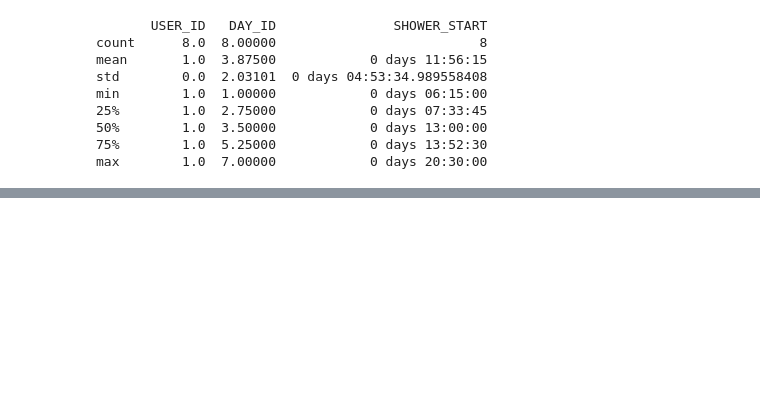
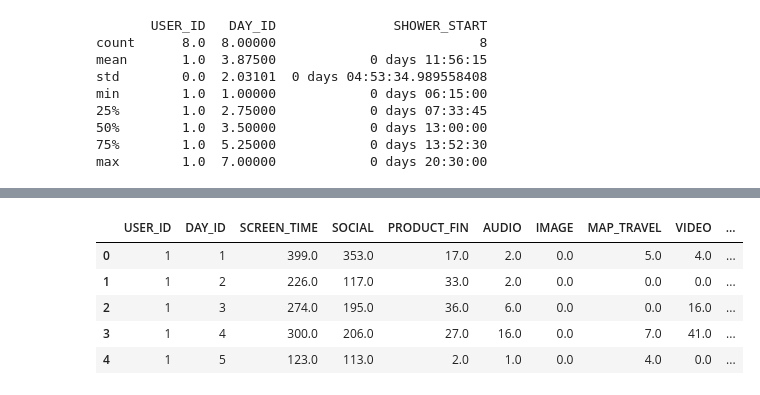
Before and after one commit to Bancie/LearningDB, a Jupyter notebook: da/da_test.ipynb, the cells around one changed output, grey strips where cells are left out. Saved outputs shown, nothing was run; the diff lists cells and outputs as text; code cells hidden in the pictures; blank space fills up the shorter version.

```diff
--- a/da/da_test.ipynb
+++ b/da/da_test.ipynb
@@ -85,0 +126,9 @@ plt.show()
+# %%
+ps.head()
+# %% [output]
+|  | USER_ID | DAY_ID | SCREEN_TIME | SOCIAL | PRODUCT_FIN | AUDIO | IMAGE | MAP_TRAVEL | VIDEO | ... |
+| 0 | 1 | 1 | 399.0 | 353.0 | 17.0 | 2.0 | 0.0 | 5.0 | 4.0 | ... |
+| 1 | 1 | 2 | 226.0 | 117.0 | 33.0 | 2.0 | 0.0 | 0.0 | 0.0 | ... |
+| 2 | 1 | 3 | 274.0 | 195.0 | 36.0 | 6.0 | 0.0 | 0.0 | 16.0 | ... |
+| 3 | 1 | 4 | 300.0 | 206.0 | 27.0 | 16.0 | 0.0 | 7.0 | 41.0 | ... |
+| 4 | 1 | 5 | 123.0 | 113.0 | 2.0 | 1.0 | 0.0 | 4.0 | 0.0 | ... |
```
Also changed, not shown: parts of 10 cells of this notebook.
